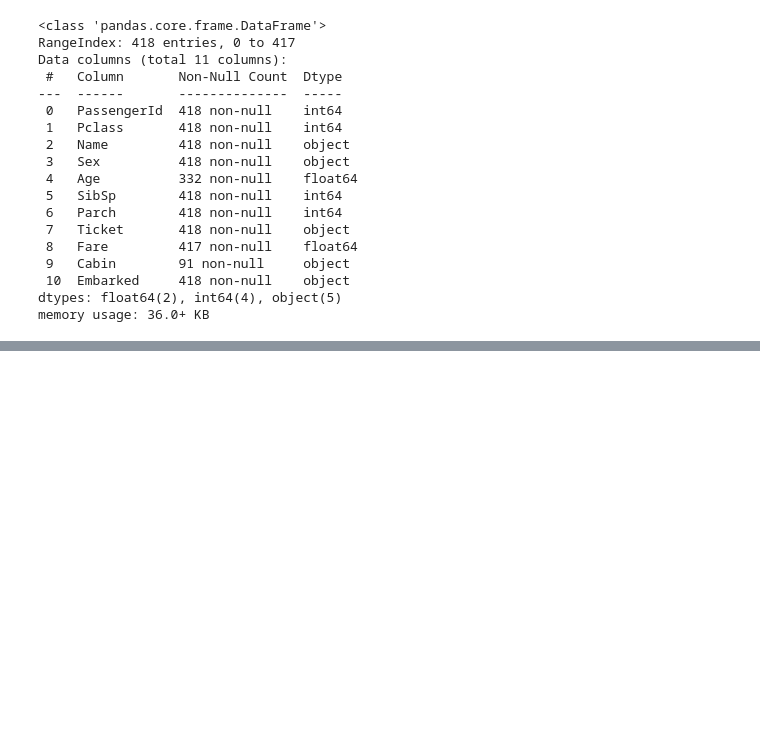
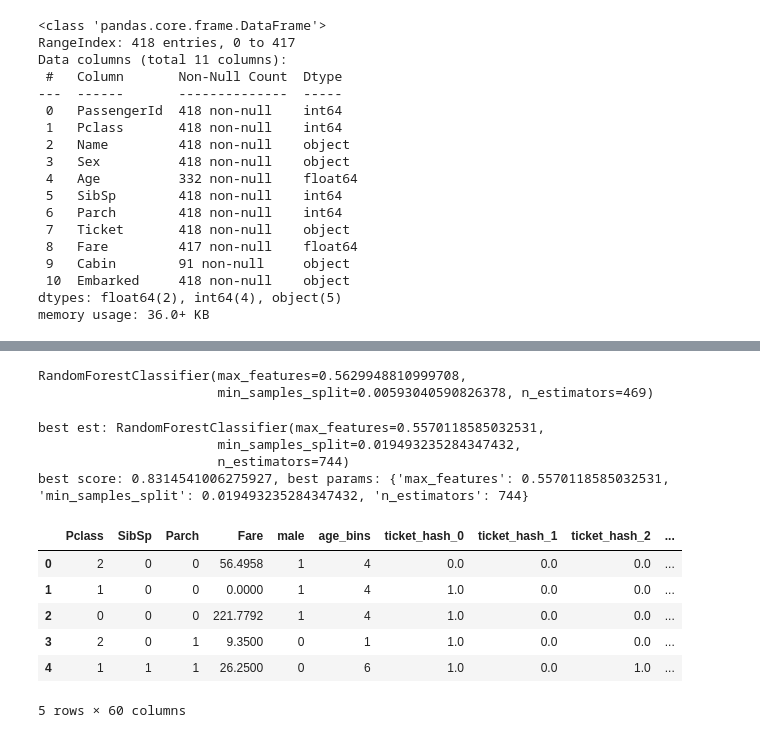
Before and after one commit to lBasket/KaggleTitanic, a Jupyter notebook: Titanic.ipynb, the cells around one changed output, grey strips where cells are left out. Saved outputs shown, nothing was run; the diff lists cells and outputs as text; code cells hidden in the pictures; blank space fills up the shorter version.

```diff
--- a/Titanic.ipynb
+++ b/Titanic.ipynb
@@ -679,0 +645,75 @@ hashnum: 500
+# %%
+# Fitting our model with the parameters we have decided on
+
+# Reset X_train
+X = titanic_raw.drop(['Survived'], axis=1)
+y = titanic_raw.loc[:, 'Survived']
+
+splitter = StratifiedShuffleSplit(n_splits=1, test_size=0.2, random_state=42)
+
+for train_index, test_index in splitter.split(X, y):
+    X_train, X_test = X.iloc[train_index], X.iloc[test_index]
+    y_train, y_test = y.iloc[train_index], y.iloc[test_index]
+
+new_forest_clf2 = RandomForestClassifier(max_features=0.5629948810999708, min_samples_split=0.00593040590826378, n_estimators=469)
+
+# Clean X_train
+cleaner = InitAttributeCleaner2(ticket_handle='hash', hash_number=50)
+
+X_train = cleaner.fit_transform(X_train)
+
+# Fit, print best params and score, store the best estimator
+new_forest_clf2.fit(X_train, y_train)
+# %% [output]
+RandomForestClassifier(max_features=0.5629948810999708,
+                       min_samples_split=0.00593040590826378, n_estimators=469)
+# %%
+model_params2 = {'n_estimators' : randint(400, 800),
+                'max_features' : truncnorm(a=0.4, b=0.7, loc=0.5, scale=0.1),
+                'min_samples_split' : uniform(0.001, 0.1)
+               }
+ticket_clean_types = [3, 5, 7, 9, 11, 13, 30, 50, 100, 200, 500]
+hashnum_best_estimators = dict((el,0) for el in ticket_clean_types)
+
+
+
+# Reset X_train
+X = titanic_raw.drop(['Survived'], axis=1)
+y = titanic_raw.loc[:, 'Survived']
+
+splitter = StratifiedShuffleSplit(n_splits=1, test_size=0.2, random_state=42)
+
+for train_index, test_index in splitter.split(X, y):
+    X_train, X_test = X.iloc[train_index], X.iloc[test_index]
+    y_train, y_test = y.iloc[train_index], y.iloc[test_index]
+
+rf_clf = RandomForestClassifier()
+
+# Clean X_train
+cleaner = InitAttributeCleaner2(ticket_handle='hash', hash_number=50)
+
+X_train = cleaner.fit_transform(X_train)
+
+# Fit, print best params and score, store the best estimator
+rscv = RandomizedSearchCV(rf_clf, model_params2, n_iter=300, cv=3, n_jobs=-1, scoring='accuracy')
+
+rscv.fit(X_train, y_train)
+
+print(f'best est: {rscv.best_estimator_}')
+print(f'best score: {rscv.best_score_}, best params: {rscv.best_params_}')
+print('')
+# %% [output]
+best est: RandomForestClassifier(max_features=0.5570118585032531,
+                       min_samples_split=0.019493235284347432,
+                       n_estimators=744)
+best score: 0.8314541006275927, best params: {'max_features': 0.5570118585032531, 'min_samples_split': 0.019493235284347432, 'n_estimators': 744}
+# %%
+X_train.head()
+# %% [output]
+|  | Pclass | SibSp | Parch | Fare | male | age_bins | ticket_hash_0 | ticket_hash_1 | ticket_hash_2 | ... |
+| 0 | 2 | 0 | 0 | 56.4958 | 1 | 4 | 0.0 | 0.0 | 0.0 | ... |
+| 1 | 1 | 0 | 0 | 0.0000 | 1 | 4 | 1.0 | 0.0 | 0.0 | ... |
+| 2 | 0 | 0 | 0 | 221.7792 | 1 | 4 | 1.0 | 0.0 | 0.0 | ... |
+| 3 | 2 | 0 | 1 | 9.3500 | 0 | 1 | 1.0 | 0.0 | 0.0 | ... |
+| 4 | 1 | 1 | 1 | 26.2500 | 0 | 6 | 1.0 | 0.0 | 1.0 | ... |
+5 rows × 60 columns
```
Also changed, not shown: parts of 8 cells of this notebook.
